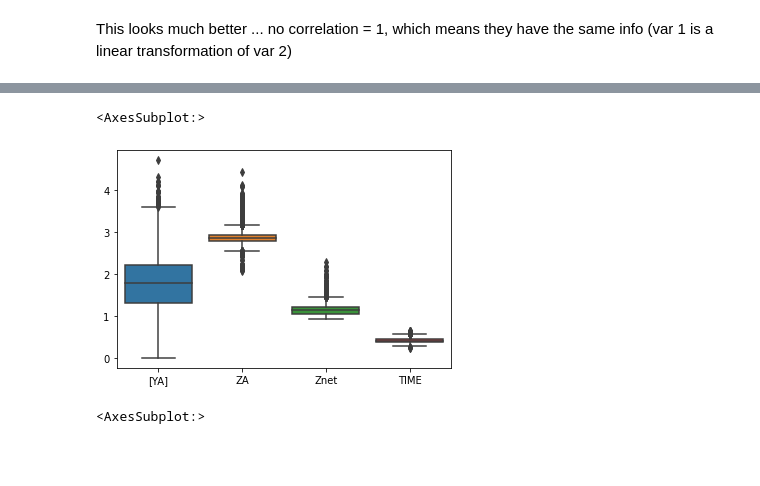
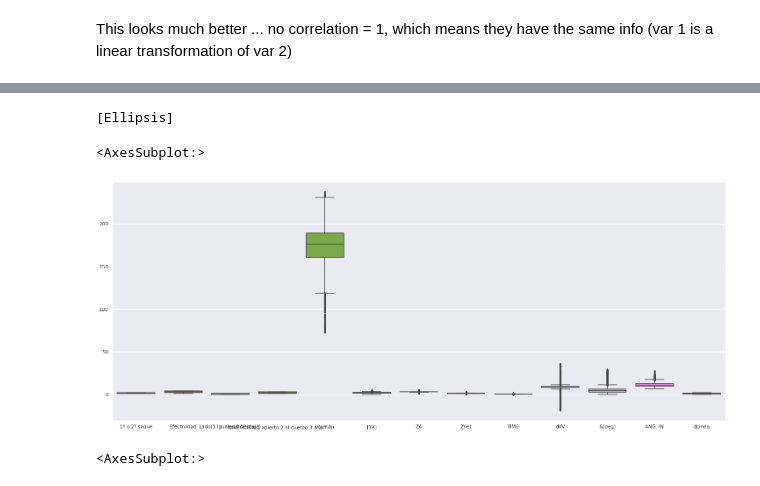
Before and after one commit to Jalagarto/tennis, a Jupyter notebook: EDA/2.B. PreparingData - new.ipynb, the cells around one changed output, grey strips where cells are left out. Cells and saved outputs as stored; diff of their text form; code cells hidden in the pictures; blank space fills up the shorter version.

```diff
--- a/EDA/2.B. PreparingData - new.ipynb
+++ b/EDA/2.B. PreparingData - new.ipynb
@@ -61,5 +35,7 @@ Name: Efectividad, dtype: float64
 ### eliminar variable Sexo y ShotID
 # 1. --> todo hombres --> Esta variable no aporta info alguna para el entrenamiento ML
 # 2. Tampoco aporta info un ID incremental
-df.drop(columns=['Sexo', 'ShotID'], inplace=True)
-df_2.drop(columns=['Sexo', 'ShotID'], inplace=True)
+columns_to_delete = ['Sexo', 'ShotID', 'EventID', 'startScore_Server', 'startScore_Receiver', 'shotCount',
+                     'serve_class', 'result', 'E<=1', 'E<=2', 'E<=4', 'E>4']
+df.drop(columns=columns_to_delete, inplace=True)
+df_2.drop(columns=columns_to_delete, inplace=True)
@@ -117,15 +108,3 @@ Name: serve_class, dtype: int64
 final_df.serve_class.unique()
 # %% [output]
 array(['NOT RETURNED', 'RETURNED', 'ACE'], dtype=object)
-# %%
-#perform one-hot encoding on 'team' column
-df_2 = df_2[['serve_class', 'Efectividad']]
-encoder_df = pd.DataFrame(encoder.fit_transform(df_2[['serve_class']]).toarray())
-
-#merge one-hot encoded columns back with original DataFrame
-final_df = df_2.join(encoder_df)
-
-#view final df
-print(final_df)
-final_df
-encoder.categories_
@@ -219,11 +120,16 @@ df_new = df[['[YA]', 'ZA', 'Znet', 'TIME']]
 # %%
 ### outliers filter:
-cols =
+cols = [...]
+cols
+# %% [output]
+[Ellipsis]
 # %%
-sn.boxplot(data=df_)
+fig_dims = (25, 10)
+fig = plt.subplots(figsize=fig_dims)
+sn.boxplot(data=df_2)
 # %% [output]
 <AxesSubplot:>
-[figure, old version]
+[figure, new version]
 # %%
 fig_dims = (18, 10)
 fig = plt.subplots(figsize=fig_dims)
```
Also changed, not shown: parts of 22 cells of this notebook, 1 other file.
